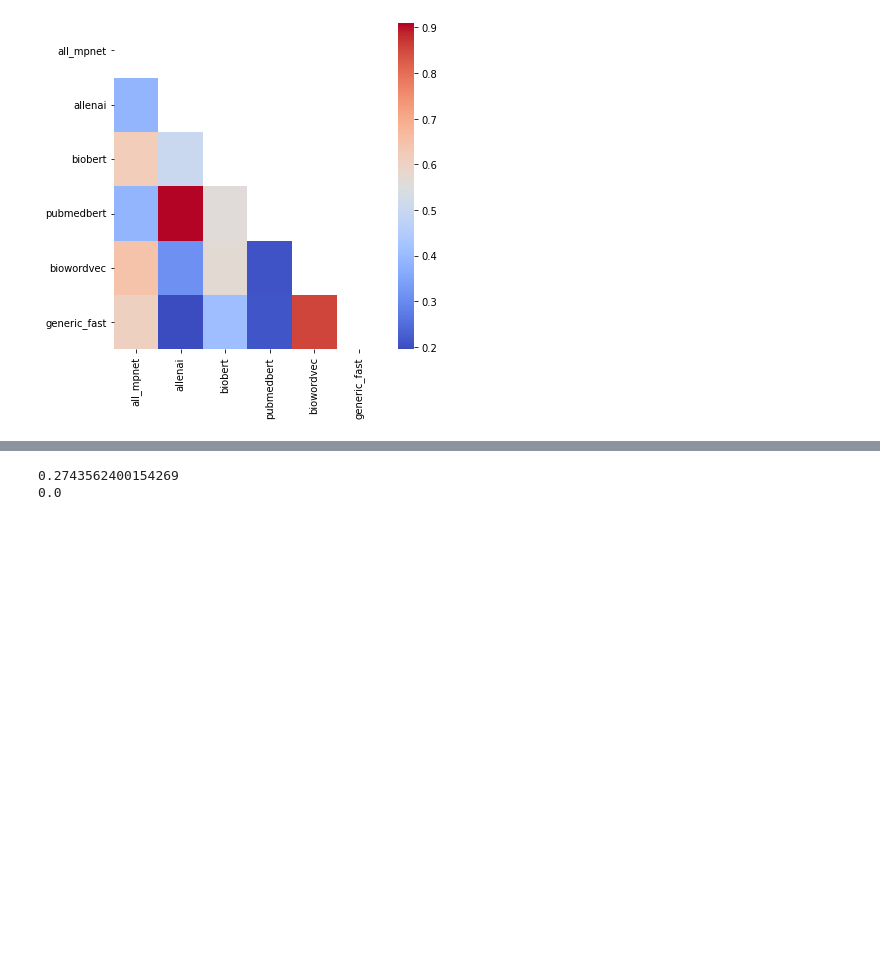
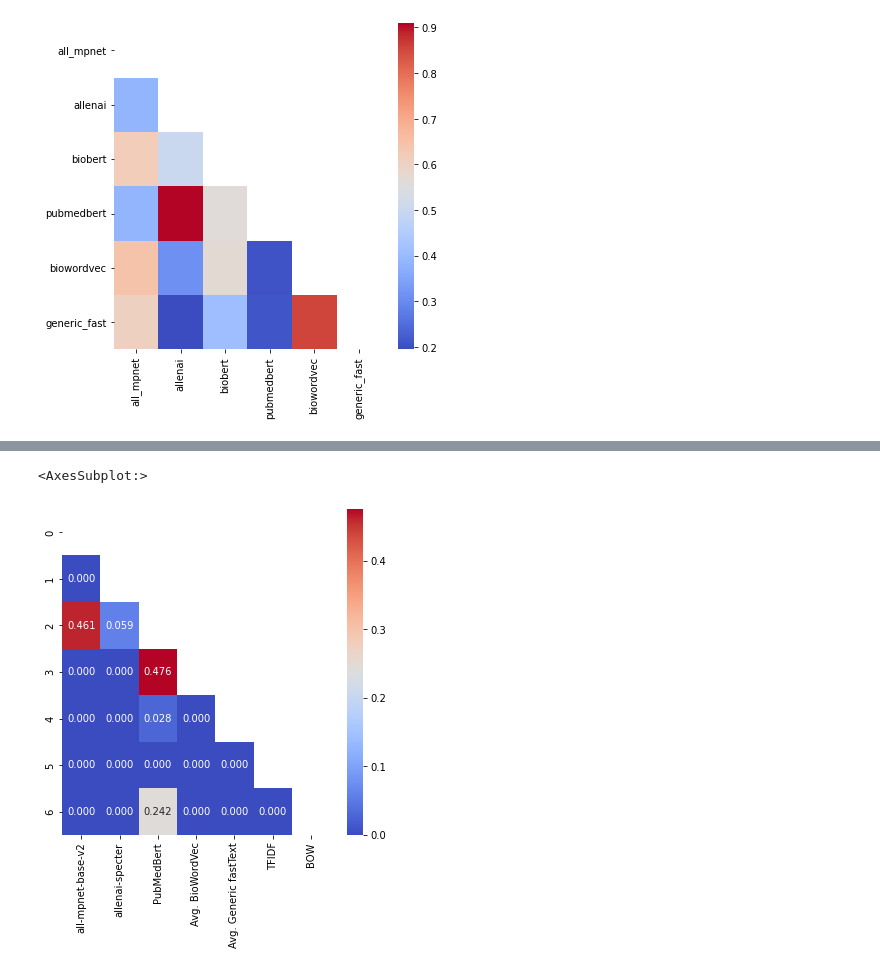
Before and after one commit to pruthvi-hegde/biomedvis, a Jupyter notebook: notebooks/k_neighbours.ipynb, the cells around one changed output, grey strips where cells are left out. Cells and saved outputs as stored; diff of their text form; code cells hidden in the pictures; blank space fills up the shorter version.

```diff
--- a/notebooks/k_neighbours.ipynb
+++ b/notebooks/k_neighbours.ipynb
@@ -356,10 +364,19 @@ array([[  0,  14,   6,   9,  10,   4],
-# %%
-from scipy.stats import spearmanr
-rho, pr = spearmanr(R[:,1],R[:,2])
-print(rho)
-print(pr)
-# %% [output]
-0.2743562400154269
-0.0
+# %%
+from scipy.stats import spearmanr
+pvalues = []
+main = []
+for i in range(len(model_names)):
+    for j in range(len(model_names)):
+        rho, pr = spearmanr(R[:,i], R[:,j])
+        pvalues.append(pr)
+        if j==len(model_names)-1:
+            main.append(pvalues)
+            pvalues = []
+df1 = pd.DataFrame(main, columns=model_names)
+fig, ax = plt.subplots(figsize=(6, 6))
+sns.heatmap(df1, cmap="coolwarm", mask= np.triu(my_r), annot=True, fmt='.3f')
+# %% [output]
+<AxesSubplot:>
+[figure, added]
 # %%
 import pandas as pd
```
Also changed, not shown: parts of 10 cells of this notebook, 9 other files.
